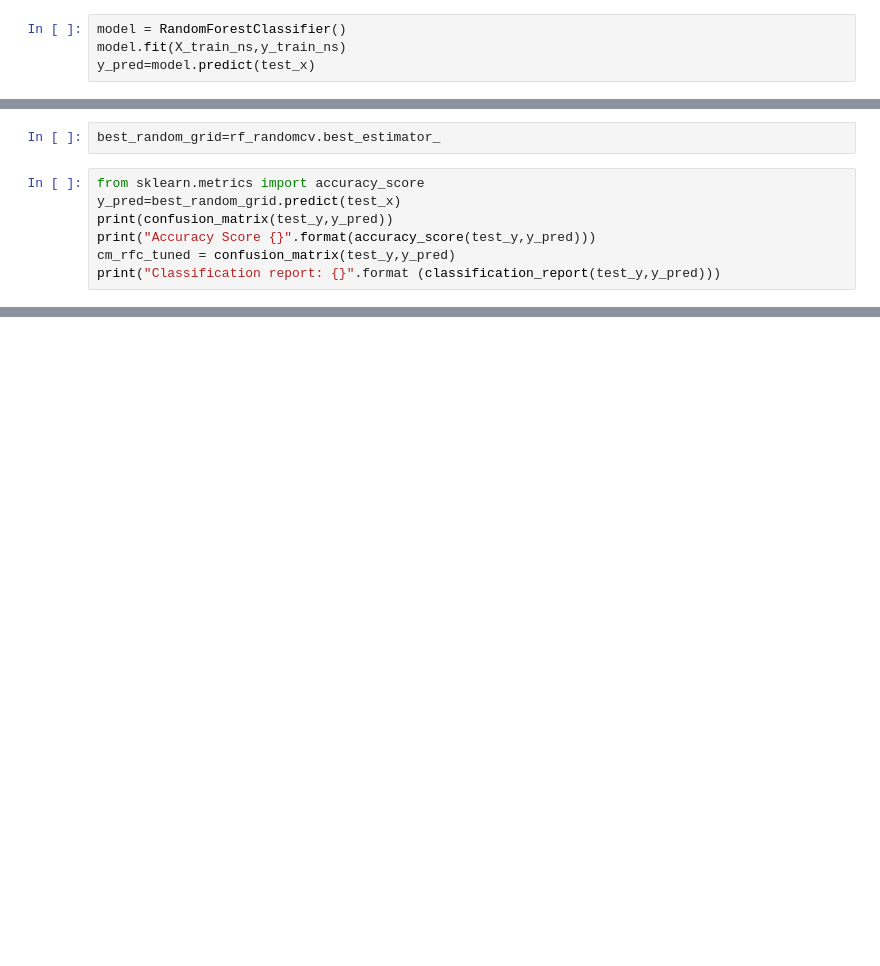
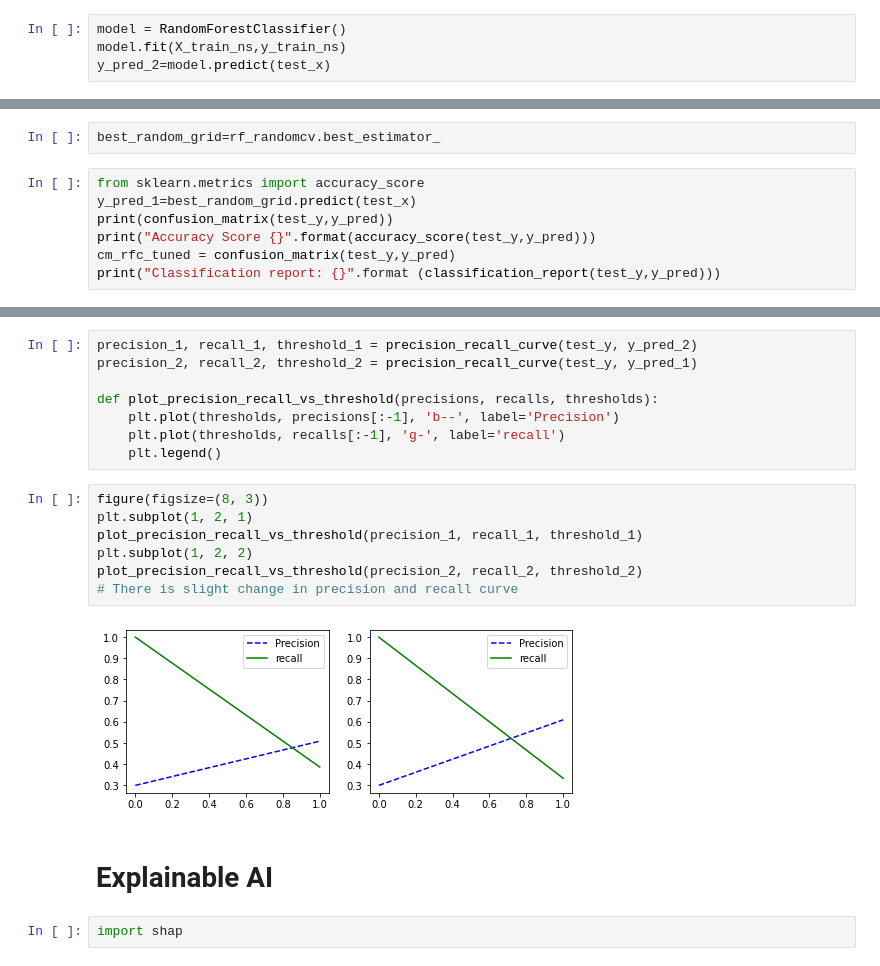
Before and after one commit to Praj-17/Loan-Creaditworthiness-classification, a Jupyter notebook: modeling.ipynb, the cells around one changed output, grey strips where cells are left out. Drawn from its saved outputs; the diff is of its cells as text; blank space fills up the shorter version.

Commit message:
modelling completed

```diff
--- a/modeling.ipynb
+++ b/modeling.ipynb
@@ -230,5 +233,5 @@ test_y.shape
 # %%
 model = RandomForestClassifier()
 model.fit(X_train_ns,y_train_ns)
-y_pred=model.predict(test_x)
+y_pred_2=model.predict(test_x)
 # %%
@@ -339,7 +342,7 @@ rf_randomcv.best_params_
 best_random_grid=rf_randomcv.best_estimator_
 # %%
 from sklearn.metrics import accuracy_score
-y_pred=best_random_grid.predict(test_x)
+y_pred_1=best_random_grid.predict(test_x)
 print(confusion_matrix(test_y,y_pred))
 print("Accuracy Score {}".format(accuracy_score(test_y,y_pred)))
 cm_rfc_tuned = confusion_matrix(test_y,y_pred)
@@ -364,0 +368,21 @@ disp.plot()
+# %%
+precision_1, recall_1, threshold_1 = precision_recall_curve(test_y, y_pred_2)
+precision_2, recall_2, threshold_2 = precision_recall_curve(test_y, y_pred_1)
+
+def plot_precision_recall_vs_threshold(precisions, recalls, thresholds):
+    plt.plot(thresholds, precisions[:-1], 'b--', label='Precision')
+    plt.plot(thresholds, recalls[:-1], 'g-', label='recall')
+    plt.legend()
+# %%
+figure(figsize=(8, 3))
+plt.subplot(1, 2, 1)
+plot_precision_recall_vs_threshold(precision_1, recall_1, threshold_1)
+plt.subplot(1, 2, 2)
+plot_precision_recall_vs_threshold(precision_2, recall_2, threshold_2)
+# There is slight change in precision and recall curve
+# %% [output]
+[figure, added]
+# %% [markdown]
+# Explainable AI
+# %%
+import shap
```
Also changed, not shown: parts of 26 cells of this notebook, 1 other file.
